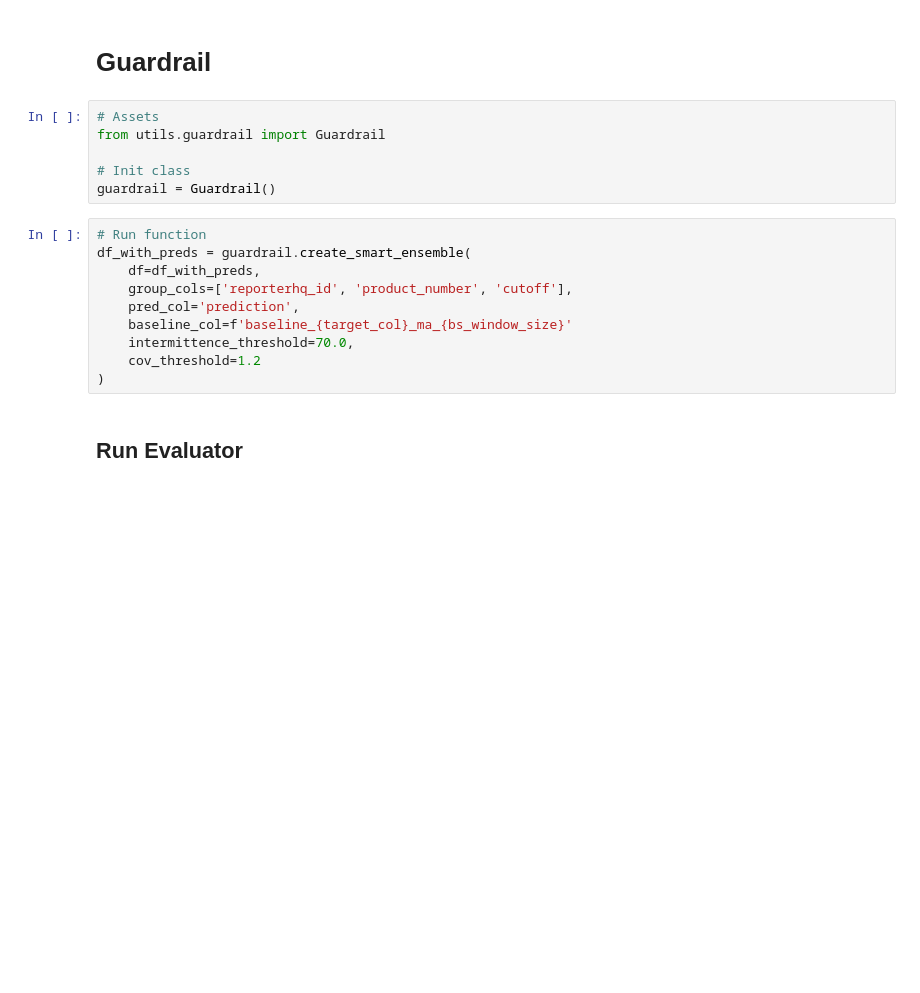
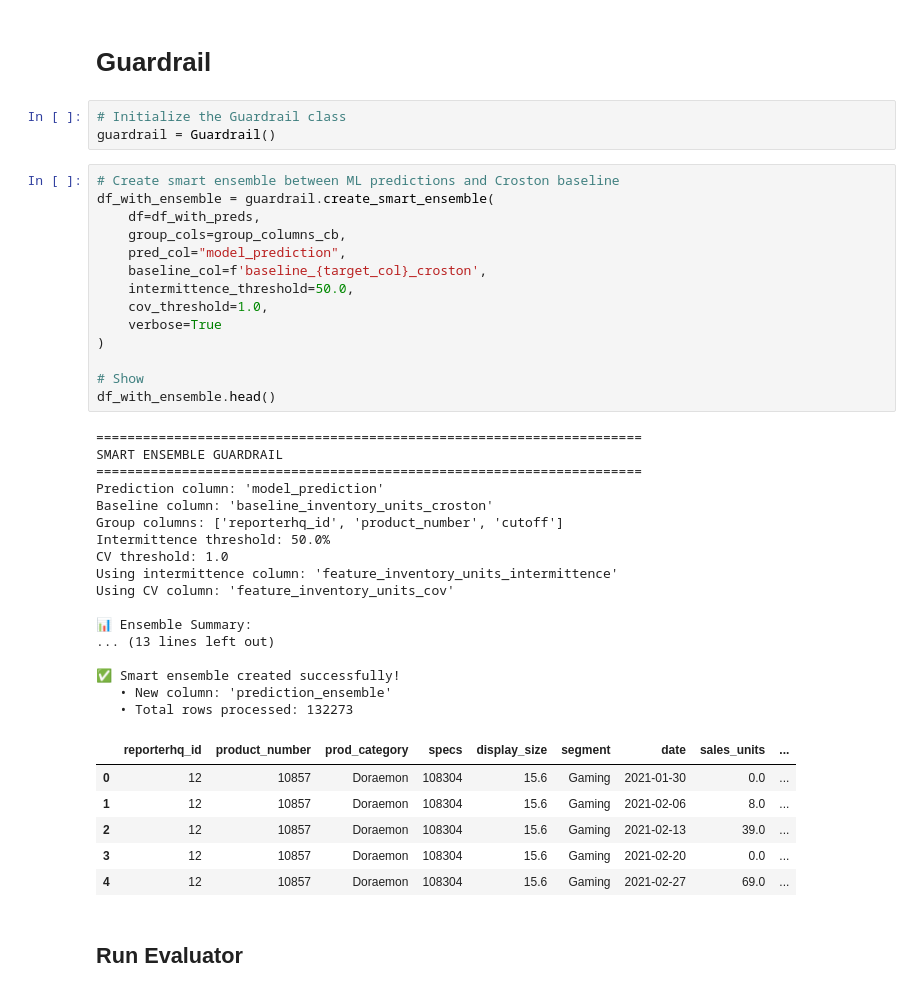
Before and after one commit to ipveka/Forecaster, a Jupyter notebook: notebooks/runner.ipynb, the cells around one changed output. Saved outputs shown, nothing was run; the diff lists cells and outputs as text; blank space fills up the shorter version.

```diff
--- a/notebooks/runner.ipynb
+++ b/notebooks/runner.ipynb
@@ -473,21 +482,46 @@ forecaster.plot_feature_importance(top_n=15, show_std=True, color_scale=True)
 # %% [markdown]
 # Guardrail
 # %%
-# Assets
-from utils.guardrail import Guardrail
-
-# Init class
+# Initialize the Guardrail class
 guardrail = Guardrail()
 # %%
-# Run function
-df_with_preds = guardrail.create_smart_ensemble(
+# Create smart ensemble between ML predictions and Croston baseline
+df_with_ensemble = guardrail.create_smart_ensemble(
     df=df_with_preds,
-    group_cols=['reporterhq_id', 'product_number', 'cutoff'],
-    pred_col='prediction',
-    baseline_col=f'baseline_{target_col}_ma_{bs_window_size}'
-    intermittence_threshold=70.0,
-    cov_threshold=1.2
+    group_cols=group_columns_cb,
+    pred_col="model_prediction",
+    baseline_col=f'baseline_{target_col}_croston',
+    intermittence_threshold=50.0,
+    cov_threshold=1.0,
+    verbose=True
 )
+
+# Show
+df_with_ensemble.head()
+# %% [output]
+======================================================================
+SMART ENSEMBLE GUARDRAIL
+======================================================================
+Prediction column: 'model_prediction'
+Baseline column: 'baseline_inventory_units_croston'
+Group columns: ['reporterhq_id', 'product_number', 'cutoff']
+Intermittence threshold: 50.0%
+CV threshold: 1.0
+Using intermittence column: 'feature_inventory_units_intermittence'
+Using CV column: 'feature_inventory_units_cov'
+
+📊 Ensemble Summary:
+... (13 lines left out)
+
+✅ Smart ensemble created successfully!
+   • New column: 'prediction_ensemble'
+   • Total rows processed: 132273
+|  | reporterhq_id | product_number | prod_category | specs | display_size | segment | date | sales_units | ... |
+| 0 | 12 | 10857 | Doraemon | 108304 | 15.6 | Gaming | 2021-01-30 | 0.0 | ... |
+| 1 | 12 | 10857 | Doraemon | 108304 | 15.6 | Gaming | 2021-02-06 | 8.0 | ... |
+| 2 | 12 | 10857 | Doraemon | 108304 | 15.6 | Gaming | 2021-02-13 | 39.0 | ... |
+| 3 | 12 | 10857 | Doraemon | 108304 | 15.6 | Gaming | 2021-02-20 | 0.0 | ... |
+| 4 | 12 | 10857 | Doraemon | 108304 | 15.6 | Gaming | 2021-02-27 | 69.0 | ... |
 # %% [markdown]
 ## Run Evaluator
 # %%
```
Also changed, not shown: parts of 22 cells of this notebook, 5 other files.
